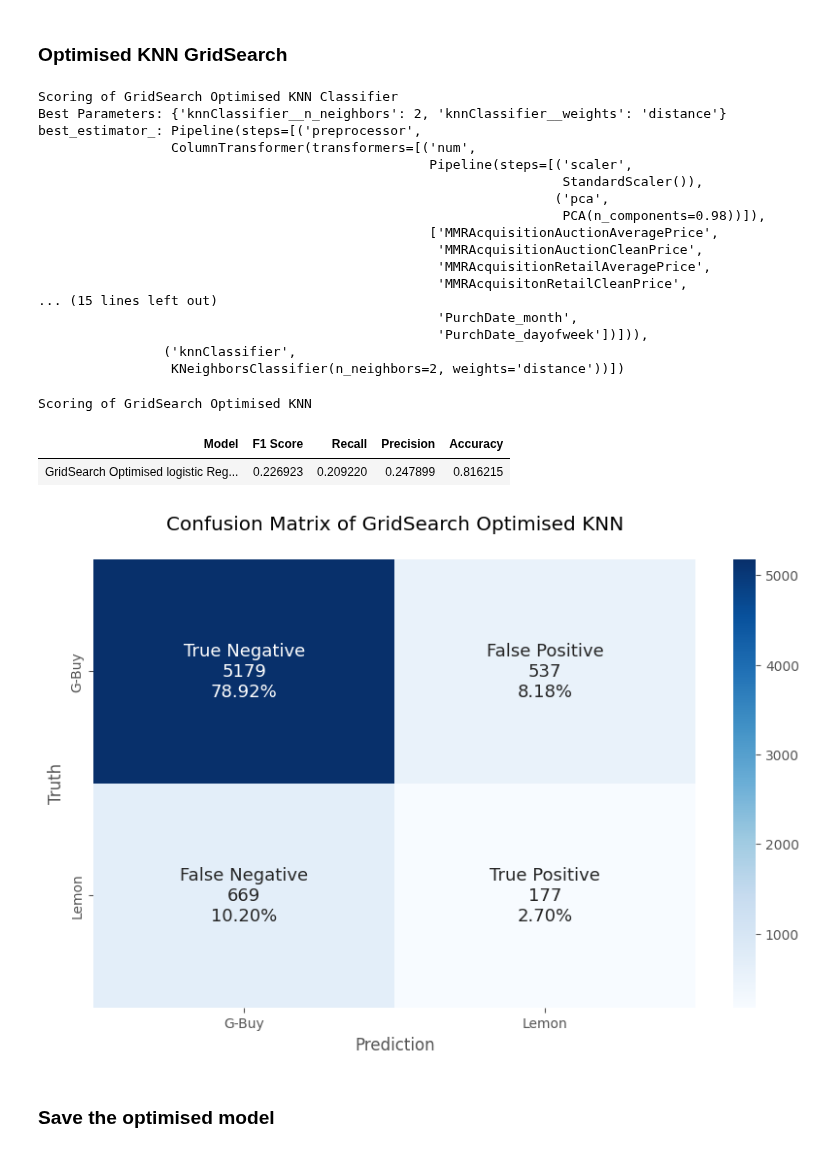
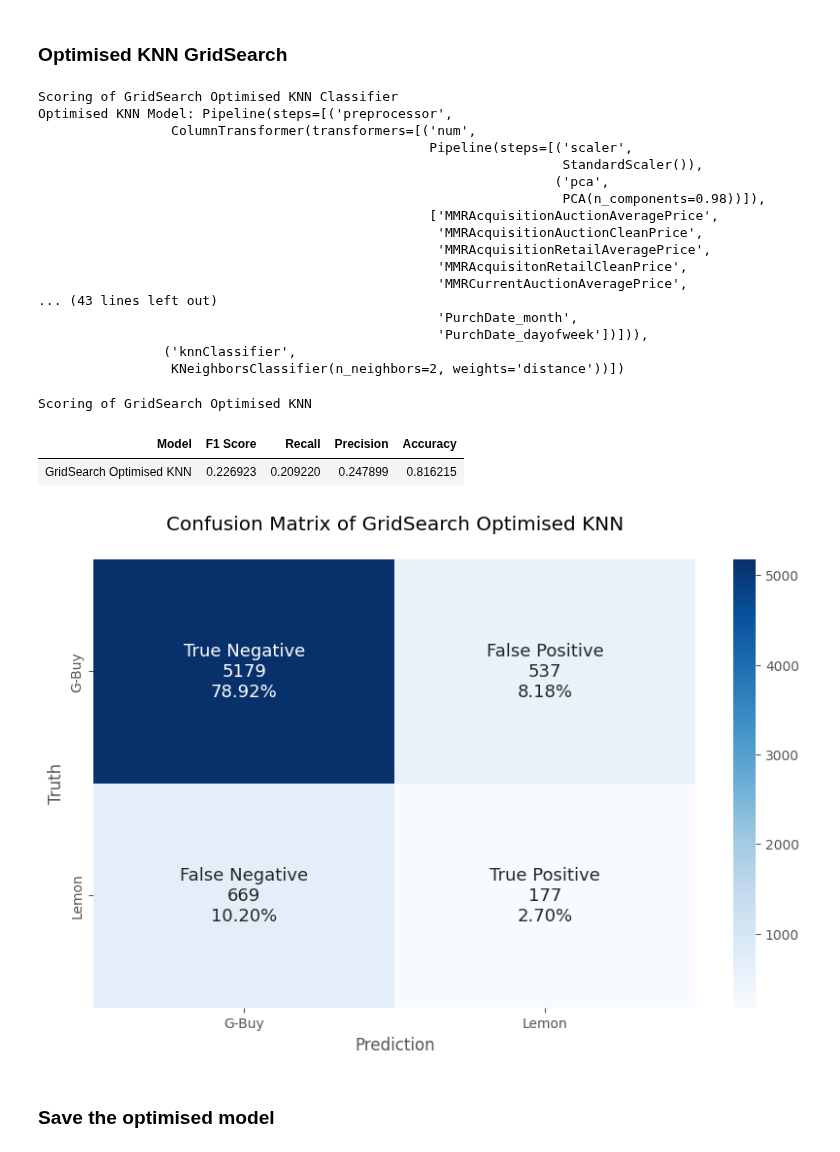
Before and after one commit to Joe-ElM/Used-Cars-Sales, a Jupyter notebook: Notebooks/KNN_Base_Model.ipynb, the cells around one changed output. Cells and saved outputs as stored; diff of their text form; code cells hidden in the pictures.

```diff
--- a/Notebooks/KNN_Base_Model.ipynb
+++ b/Notebooks/KNN_Base_Model.ipynb
@@ -257,12 +257,11 @@ grid_KNN_metrics    = pd.DataFrame({
                                     })
 # %%
 print('Scoring of GridSearch Optimised KNN Classifier')
-print('Optimised KNN Model:'    , optimised_knn_grid)
-print('Optimised LR Parameters:', optimised_knn_grid)
+print('Optimised KNN Model:'     , optimised_knn_grid)
+print('Optimised KNN Parameters:', optimised_knn_grid)
 # %% [output]
 Scoring of GridSearch Optimised KNN Classifier
-Best Parameters: {'knnClassifier__n_neighbors': 2, 'knnClassifier__weights': 'distance'}
-best_estimator_: Pipeline(steps=[('preprocessor',
+Optimised KNN Model: Pipeline(steps=[('preprocessor',
                  ColumnTransformer(transformers=[('num',
                                                   Pipeline(steps=[('scaler',
                                                                    StandardScaler()),
@@ -272,19 +271,20 @@ best_estimator_: Pipeline(steps=[('preprocessor',
                                                    'MMRAcquisitionAuctionCleanPrice',
                                                    'MMRAcquisitionRetailAveragePrice',
                                                    'MMRAcquisitonRetailCleanPrice',
-... (15 lines left out)
+                                                   'MMRCurrentAuctionAveragePrice',
+... (43 lines left out)
                                                    'PurchDate_month',
                                                    'PurchDate_dayofweek'])])),
                 ('knnClassifier',
                  KNeighborsClassifier(n_neighbors=2, weights='distance'))])
 # %%
 print('Scoring of GridSearch Optimised KNN')
-display(optimised_knn_grid.style.hide())
+display(grid_KNN_metrics.style.hide())
 Confusion_Matrix_Func(y_test, pred_knn_grid, 'GridSearch Optimised KNN')
 # %% [output]
 Scoring of GridSearch Optimised KNN
 | Model | F1 Score | Recall | Precision | Accuracy |
-| GridSearch Optimised logistic Reg... | 0.226923 | 0.209220 | 0.247899 | 0.816215 |
+| GridSearch Optimised KNN | 0.226923 | 0.209220 | 0.247899 | 0.816215 |
 [figure]
 # %% [markdown]
 ### Save the optimised model
```
Also changed, not shown: parts of 2 cells of this notebook, 8 other files.
